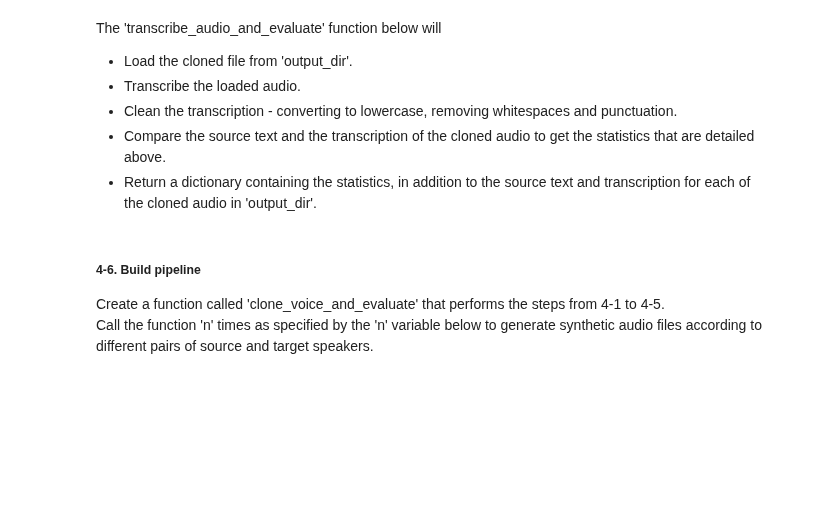
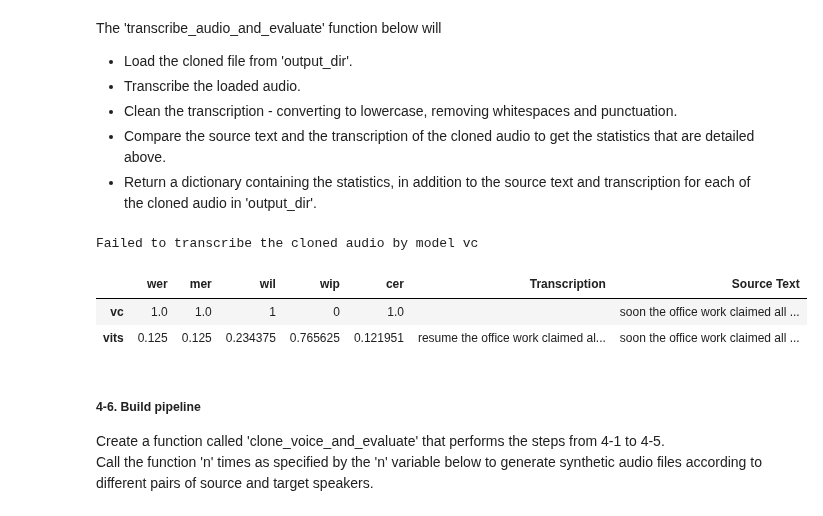
Before and after one commit to henryhyunwookim/Voice-Cloning-and-Fake-Audio-Detection, a Jupyter notebook: VoiceCloningAndFakeAudioDetection.ipynb, the cells around one changed output. Cells and saved outputs as stored; diff of their text form; code cells hidden in the pictures; blank space fills up the shorter version.

```diff
--- a/VoiceCloningAndFakeAudioDetection.ipynb
+++ b/VoiceCloningAndFakeAudioDetection.ipynb
@@ -390,9 +418,14 @@ The 'transcribe_audio_and_evaluate' function below will
 - Compare the source text and the transcription of the cloned audio to get the statistics that are detailed above.
 - Return a dictionary containing the statistics, in addition to the source text and transcription for each of the cloned audio in 'output_dir'.
 # %%
-# eval_dict = transcribe_audio_and_evaluate(output_dir, output_filename, source_text)
-# eval_df = pd.DataFrame(eval_dict).T
-# eval_df
+eval_dict = transcribe_audio_and_evaluate(output_dir, output_filename, source_text)
+eval_df = pd.DataFrame(eval_dict).T
+eval_df
+# %% [output]
+Failed to transcribe the cloned audio by model vc
+|  | wer | mer | wil | wip | cer | Transcription | Source Text |
+| vc | 1.0 | 1.0 | 1 | 0 | 1.0 |  | soon the office work claimed all ... |
+| vits | 0.125 | 0.125 | 0.234375 | 0.765625 | 0.121951 | resume the office work claimed al... | soon the office work claimed all ... |
 # %% [markdown]
 ##### <b>4-6. Build pipeline</b>
 
```
Also changed, not shown: parts of 21 cells of this notebook.
